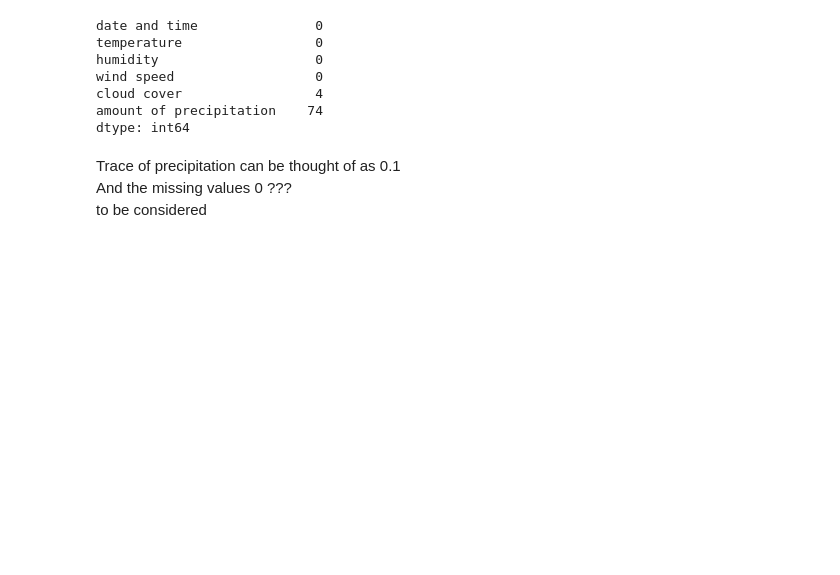
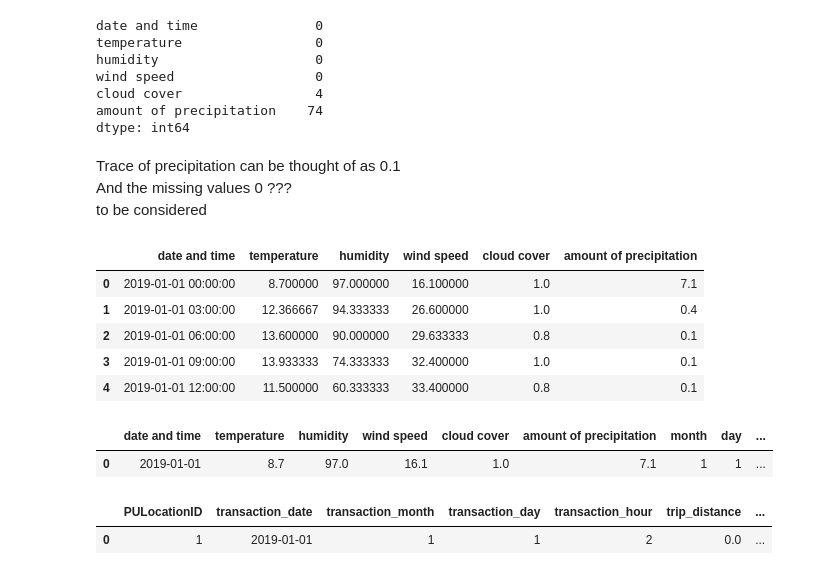
Before and after one commit to getpeped/Projects, a Jupyter notebook: yellow_taxi_trip_records/module3.ipynb, the cells around one changed output. Saved outputs shown, nothing was run; the diff lists cells and outputs as text; code cells hidden in the pictures; blank space fills up the shorter version.

```diff
--- a/yellow_taxi_trip_records/module3.ipynb
+++ b/yellow_taxi_trip_records/module3.ipynb
@@ -295,3 +299,39 @@ nyc_weather['amount of precipitation'] = nyc_weather['amount of precipitation']
 
 # option 3
 nyc_weather['amount of precipitation'].interpolate(inplace=True)
+# %%
+nyc_weather['cloud cover'] = nyc_weather['cloud cover'].replace('100%.', 1)
+nyc_weather['cloud cover'] = nyc_weather['cloud cover'].replace('no clouds', 0)
+nyc_weather['cloud cover'] = nyc_weather['cloud cover'].replace('70 – 80%.', 0.8)
+nyc_weather['cloud cover'] = nyc_weather['cloud cover'].replace('20–30%.', 0.3)
+nyc_weather['cloud cover'] = nyc_weather['cloud cover'].replace('50%.', 0.5)
+nyc_weather['cloud cover'] = nyc_weather['cloud cover'].replace('Sky obscured by fog and/or other meteorological phenomena.', 1)
+nyc_weather['cloud cover'] = nyc_weather['cloud cover'].astype(float)
+
+nyc_weather['cloud cover'].interpolate(inplace=True)
+# %%
+nyc_weather.head()
+# %% [output]
+|  | date and time | temperature | humidity | wind speed | cloud cover | amount of precipitation |
+| 0 | 2019-01-01 00:00:00 | 8.700000 | 97.000000 | 16.100000 | 1.0 | 7.1 |
+| 1 | 2019-01-01 03:00:00 | 12.366667 | 94.333333 | 26.600000 | 1.0 | 0.4 |
+| 2 | 2019-01-01 06:00:00 | 13.600000 | 90.000000 | 29.633333 | 0.8 | 0.1 |
+| 3 | 2019-01-01 09:00:00 | 13.933333 | 74.333333 | 32.400000 | 1.0 | 0.1 |
+| 4 | 2019-01-01 12:00:00 | 11.500000 | 60.333333 | 33.400000 | 0.8 | 0.1 |
+# %%
+data_with_new_features.head()
+nyc_weather['date and time'] = pd.to_datetime(nyc_weather['date and time'])
+
+nyc_weather['month'] = nyc_weather['date and time'].dt.month
+nyc_weather['day'] = nyc_weather['date and time'].dt.day
+nyc_weather['hour'] = nyc_weather['date and time'].dt.hour
+
+nyc_weather.head(1)
+# %% [output]
+|  | date and time | temperature | humidity | wind speed | cloud cover | amount of precipitation | month | day | ... |
+| 0 | 2019-01-01 | 8.7 | 97.0 | 16.1 | 1.0 | 7.1 | 1 | 1 | ... |
+# %%
+data_with_new_features.head(1)
+# %% [output]
+|  | PULocationID | transaction_date | transaction_month | transaction_day | transaction_hour | trip_distance | ... |
+| 0 | 1 | 2019-01-01 | 1 | 1 | 2 | 0.0 | ... |
```
Also changed, not shown: parts of 4 cells of this notebook.
